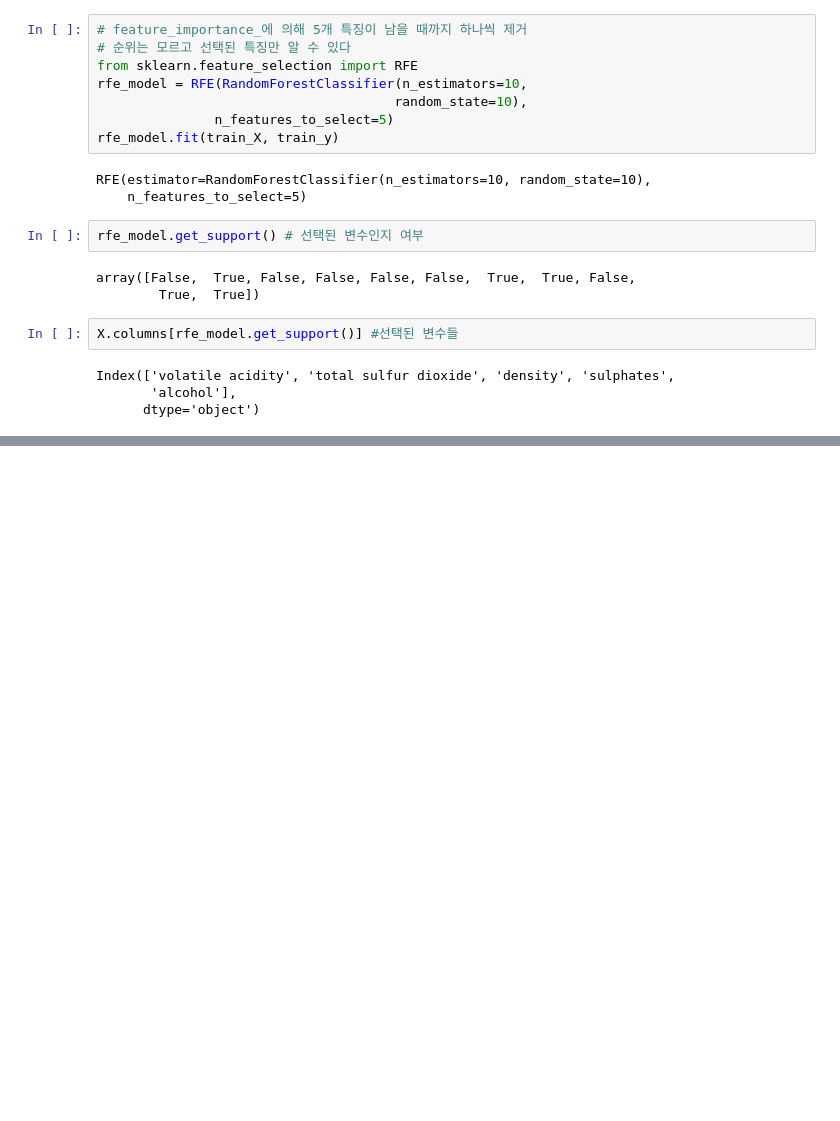
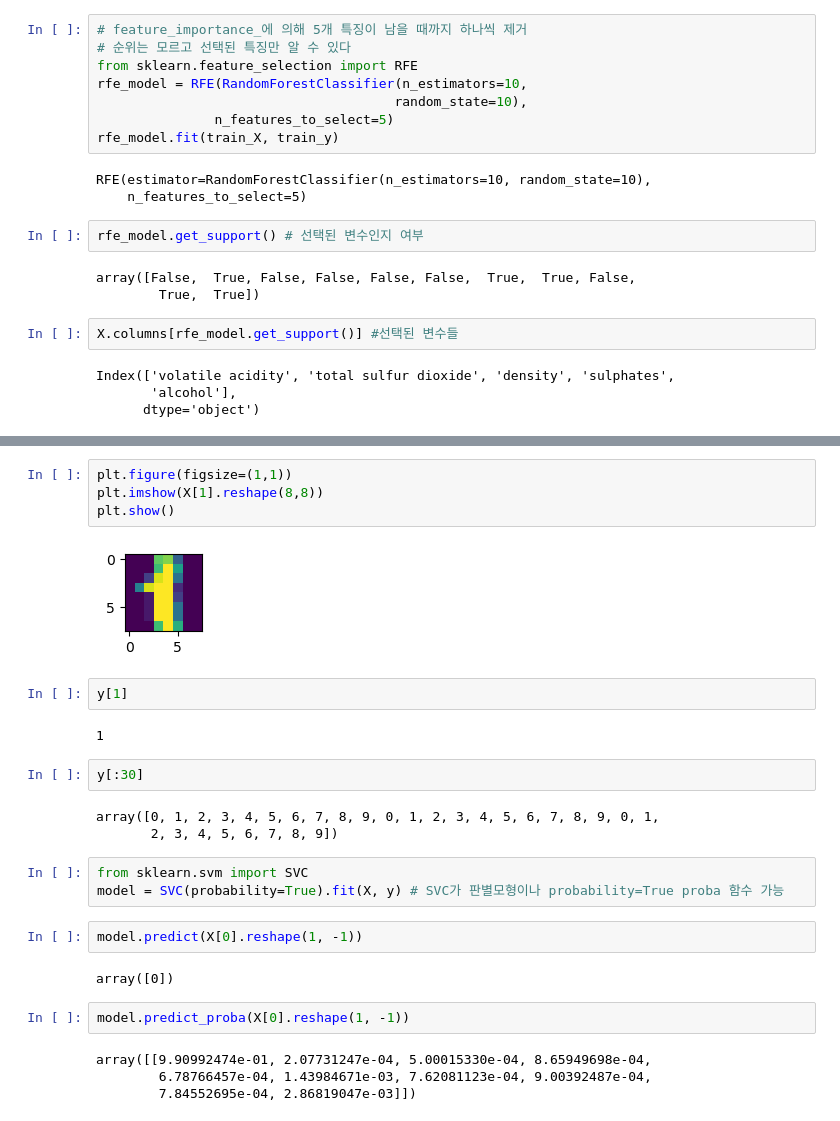
Before and after one commit to yisy0703/ai, a Jupyter notebook: source/13_MachineLearning/4장_머신러닝_모형최적화.ipynb, the cells around one changed output, grey strips where cells are left out. Cells and saved outputs as stored; diff of their text form; blank space fills up the shorter version.

```diff
--- a/source/13_MachineLearning/4장_머신러닝_모형최적화.ipynb
+++ b/source/13_MachineLearning/4장_머신러닝_모형최적화.ipynb
@@ -218,0 +292,28 @@ Index(['volatile acidity', 'total sulfur dioxide', 'density', 'sulphates',
+# %%
+plt.figure(figsize=(1,1))
+plt.imshow(X[1].reshape(8,8))
+plt.show()
+# %% [output]
+[figure, added]
+# %%
+y[1]
+# %% [output]
+1
+# %%
+y[:30]
+# %% [output]
+array([0, 1, 2, 3, 4, 5, 6, 7, 8, 9, 0, 1, 2, 3, 4, 5, 6, 7, 8, 9, 0, 1,
+       2, 3, 4, 5, 6, 7, 8, 9])
+# %%
+from sklearn.svm import SVC
+model = SVC(probability=True).fit(X, y) # SVC가 판별모형이나 probability=True proba 함수 가능
+# %%
+model.predict(X[0].reshape(1, -1))
+# %% [output]
+array([0])
+# %%
+model.predict_proba(X[0].reshape(1, -1))
+# %% [output]
+array([[9.90992474e-01, 2.07731247e-04, 5.00015330e-04, 8.65949698e-04,
+        6.78766457e-04, 1.43984671e-03, 7.62081123e-04, 9.00392487e-04,
+        7.84552695e-04, 2.86819047e-03]])
```
Also changed, not shown: parts of 16 cells of this notebook, 1 other file.
